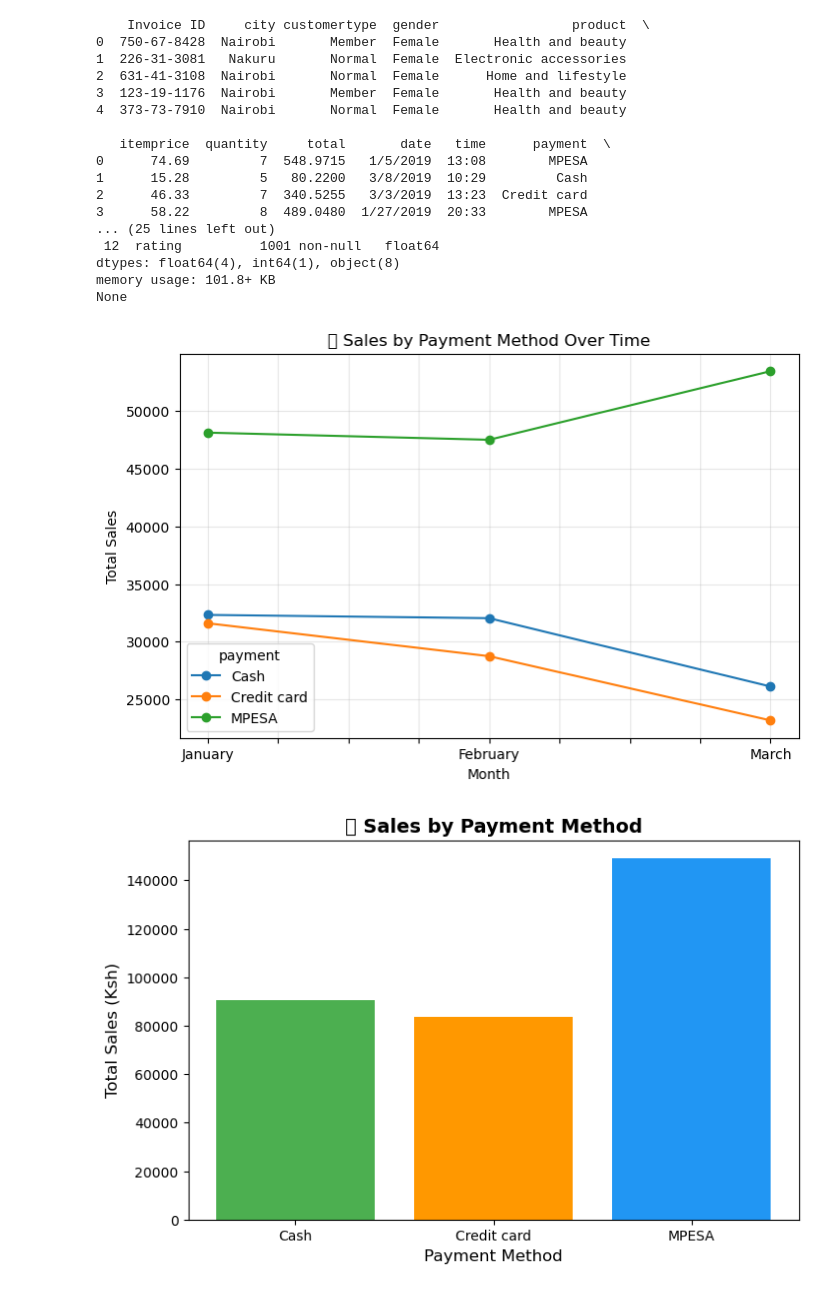
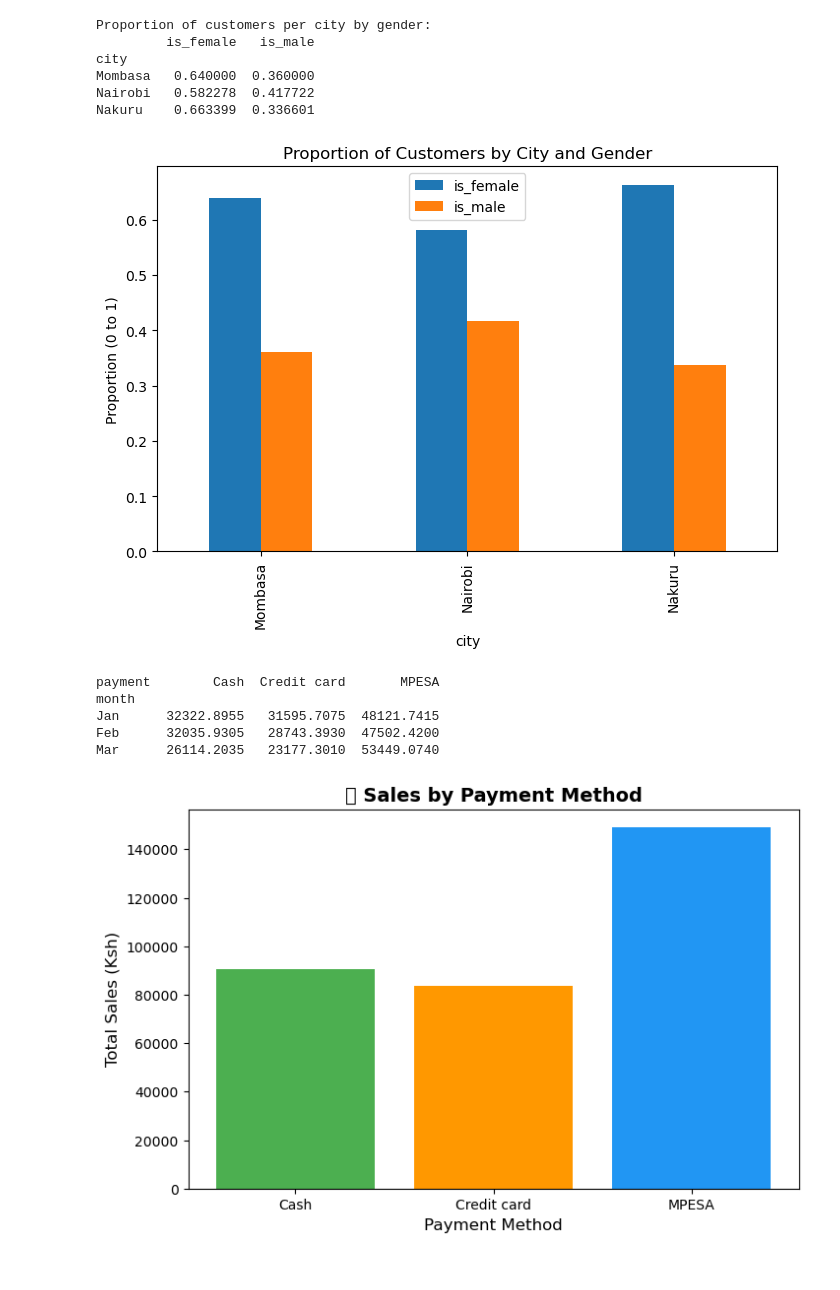
Before and after one commit to Malombe-dev/Datasciennce, a Jupyter notebook: 3.week/Day1/Lesson1a.ipynb, the cells around one changed output. Drawn from its saved outputs; the diff is of its cells as text; code cells hidden in the pictures.

```diff
--- a/3.week/Day1/Lesson1a.ipynb
+++ b/3.week/Day1/Lesson1a.ipynb
@@ -1,27 +1,36 @@
-# %%
-import pandas as pd
-import matplotlib.pyplot as plt
-
-# Load dataset
-df = pd.read_csv("data/supermarket_data.csv")
-
-print(df.head())
-print(df.info())
-# %% [output]
-    Invoice ID     city customertype  gender                 product  \
-0  750-67-8428  Nairobi       Member  Female       Health and beauty
-1  226-31-3081   Nakuru       Normal  Female  Electronic accessories
-2  631-41-3108  Nairobi       Normal  Female      Home and lifestyle
-3  123-19-1176  Nairobi       Member  Female       Health and beauty
-4  373-73-7910  Nairobi       Normal  Female       Health and beauty
-
-   itemprice  quantity     total       date   time      payment  \
-0      74.69         7  548.9715   1/5/2019  13:08        MPESA
-1      15.28         5   80.2200   3/8/2019  10:29         Cash
-2      46.33         7  340.5255   3/3/2019  13:23  Credit card
-3      58.22         8  489.0480  1/27/2019  20:33        MPESA
-... (25 lines left out)
- 12  rating          1001 non-null   float64
-dtypes: float64(4), int64(1), object(8)
-memory usage: 101.8+ KB
-None
+# %%
+import pandas as pd
+import matplotlib.pyplot as plt
+
+# Load dataset
+df = pd.read_csv("data/supermarket_data.csv")
+
+# Binary columns for gender is_female nd is_male are flag downs
+df["is_female"] = (df["gender"] == "Female").astype(int)
+df["is_male"] = (df["gender"] == "Male").astype(int)
+
+# Pivot: proportion of customers by city and gender
+pivot = pd.pivot_table(
+    df,
+    values=["is_female", "is_male"],
+    index="city",
+    aggfunc="mean",
+    fill_value=0
+)
+
+print("Proportion of customers per city by gender:")
+print(pivot)
+
+# Optional: plot
+pivot.plot(kind="bar", figsize=(8,5))
+plt.title("Proportion of Customers by City and Gender")
+plt.ylabel("Proportion (0 to 1)")
+plt.show()
+# %% [output]
+Proportion of customers per city by gender:
+         is_female   is_male
+city
+Mombasa   0.640000  0.360000
+Nairobi   0.582278  0.417722
+Nakuru    0.663399  0.336601
+[figure, added]
@@ -28,6 +49,9 @@ None
 # %%
+# Group sales by month and payment method
 payment_sales = df.groupby(["month","payment"])["total"].sum().unstack().reindex(month_order).dropna()
+print(payment_sales)
 
+# Plot line graph
 payment_sales.plot(kind="line", marker="o", figsize=(8,5))
 plt.title("💳 Sales by Payment Method Over Time")
 plt.xlabel("Month")
@@ -35,7 +59,11 @@ plt.ylabel("Total Sales")
 plt.grid(alpha=0.3)
 plt.show()
 # %% [output]
-[figure, removed]
+payment        Cash  Credit card       MPESA
+month
+Jan      32322.8955   31595.7075  48121.7415
+Feb      32035.9305   28743.3930  47502.4200
+Mar      26114.2035   23177.3010  53449.0740
 # %%
 payment_sales = df.groupby("payment")["total"].sum()
 
```
Also changed, not shown: parts of 2 cells of this notebook, 16 other files.
